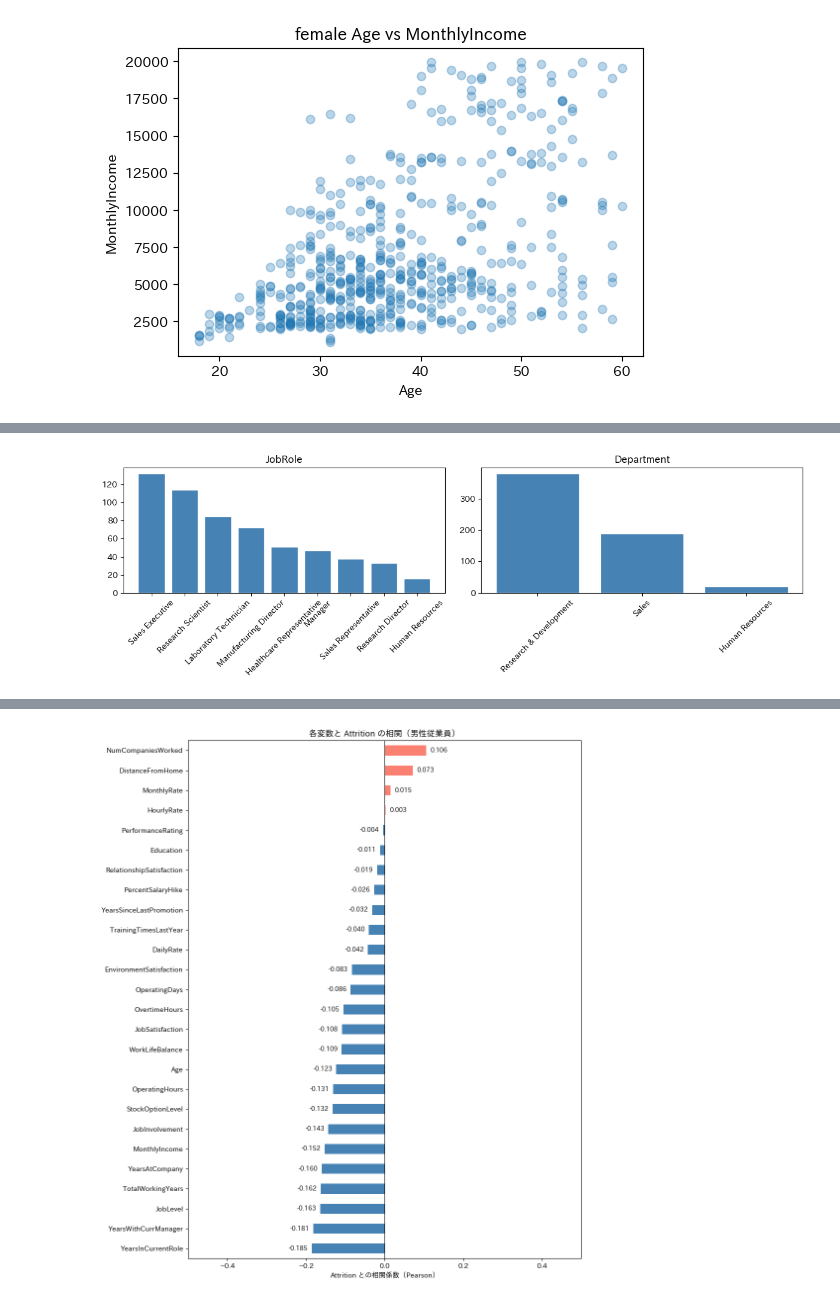
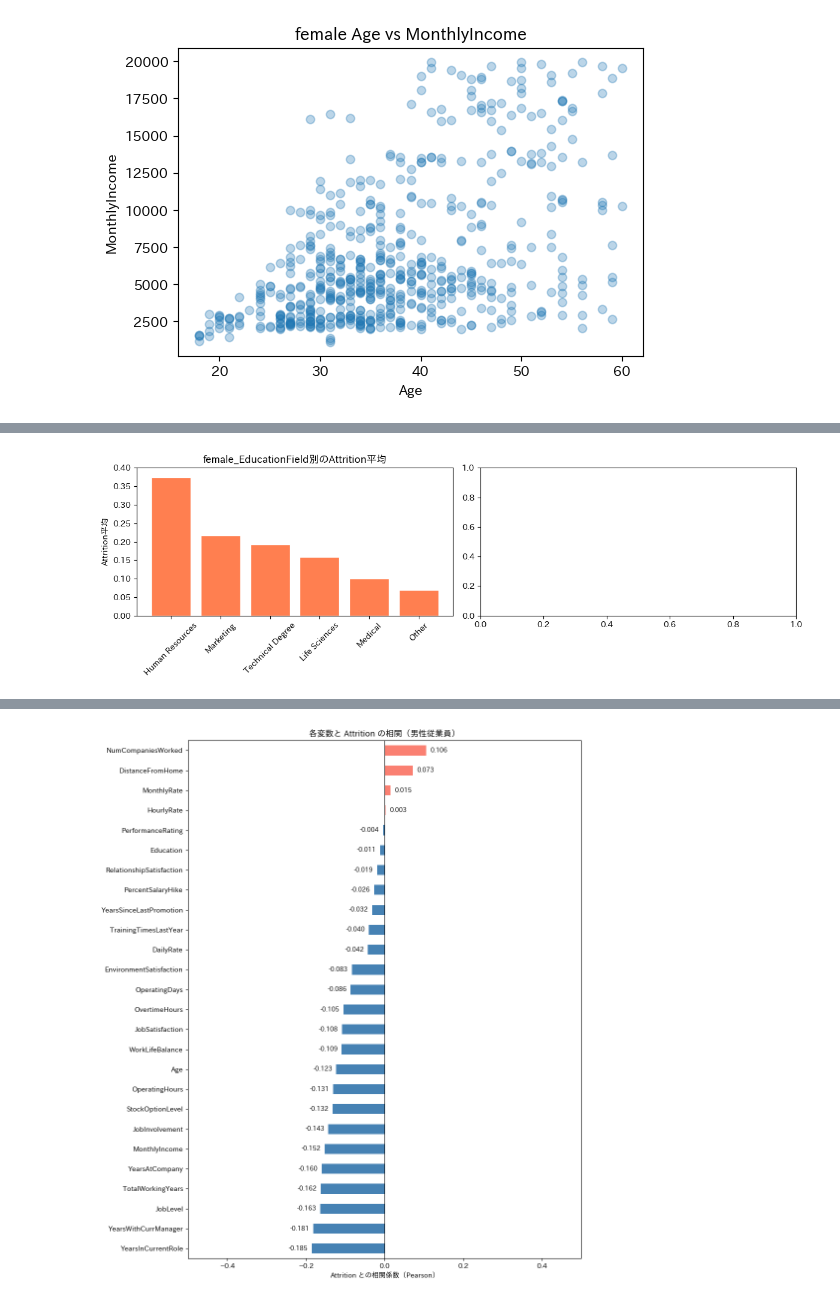
Before and after one commit to atsuro0415/GCI, a Jupyter notebook: Final_assignment_260614.ipynb, the cells around one changed output, grey strips where cells are left out. Cells and saved outputs as stored; diff of their text form; code cells hidden in the pictures.

```diff
--- a/Final_assignment_260614.ipynb
+++ b/Final_assignment_260614.ipynb
@@ -303,6 +303,7 @@ for i, col in enumerate(numeric_cols):
     ax.set_title(f'{col}')
     ax.set_xlabel(col)
     ax.set_ylabel('Frequency')
+    ax.set_ylim(0,340)
     ax.legend()
 
 # 余ったサブプロットを非表示
@@ -445,6 +463,7 @@ for label, df_raw in [('男性', df_male_raw), ('女性', df_female_raw)]:
     ax.set_title(f'{label}：StockOptionLevel 比較(Attrition=0)')
     ax.set_xlabel('StockOptionLevel')
     ax.set_ylabel('割合')
+    ax.set_ylim(0,0.6)
     ax.legend()
     plt.tight_layout()
     plt.show()
@@ -510,6 +582,8 @@ for i, col in enumerate(numeric_cols):
     ax.set_title(f'{col}')
     ax.set_xlabel(col)
     ax.set_ylabel('Frequency')
+    #ax.set_xlim(-2.5,40)
+    ax.set_ylim(0,340)
     ax.legend()
 
 # 余ったサブプロットを非表示
@@ -598,0 +674,24 @@ plt.show()
+# %%
+categorical_cols = ['JobRole', 'Department']
+
+fig, axes = plt.subplots(1, 2, figsize=(14, 5))
+for i, col in enumerate(categorical_cols):
+    ct = pd.crosstab(df_female_raw[col], df_female_raw['Attrition'])
+    ct = ct.sort_values(by=0, ascending=False)
+
+    x = np.arange(len(ct.index))
+    width = 0.4
+
+    axes[i].bar(x - width/2, ct[0], width,
+                label='在籍 (0)', color='steelblue', edgecolor='black')
+    axes[i].bar(x + width/2, ct[1], width,
+                label='離職 (1)', color='salmon', edgecolor='black')
+
+    axes[i].set_title(col)
+    axes[i].set_xticks(x)
+    axes[i].set_xticklabels(ct.index, rotation=45, ha='right')
+    axes[i].set_ylim(0,510)
+    axes[i].legend()
+
+plt.tight_layout()
+plt.show()
@@ -599,13 +700,16 @@ plt.show()
 # %%
-categorical_cols = ['JobRole','Department']
+#categorical_cols = ['JobRole','Department','BusinessTravel','MaritalStatus']
+categorical_cols = ['EducationField']
 
 fig, axes = plt.subplots(1, 2, figsize=(12, 4))
 for i, col in enumerate(categorical_cols):
-    counts = df_female_raw[col].value_counts()
-    axes[i].bar(counts.index, counts.values, color='steelblue', edgecolor='white')
-    axes[i].set_title(col)
+    Attrition_mean = df_female_raw.groupby(col)['Attrition'].mean().sort_values(ascending=False)
+    axes[i].bar(Attrition_mean.index, Attrition_mean.values, color='coral', edgecolor='white')
+    axes[i].set_title(f'female_{col}別のAttrition平均')
     axes[i].tick_params(axis='x', rotation=45)
+    axes[i].set_ylim(0,0.4)
+    axes[i].set_ylabel('Attrition平均')
 plt.tight_layout()
 plt.show()
 # %% [output]
-[figure, old version]
+[figure, new version]
```
Also changed, not shown: parts of 18 cells of this notebook.
